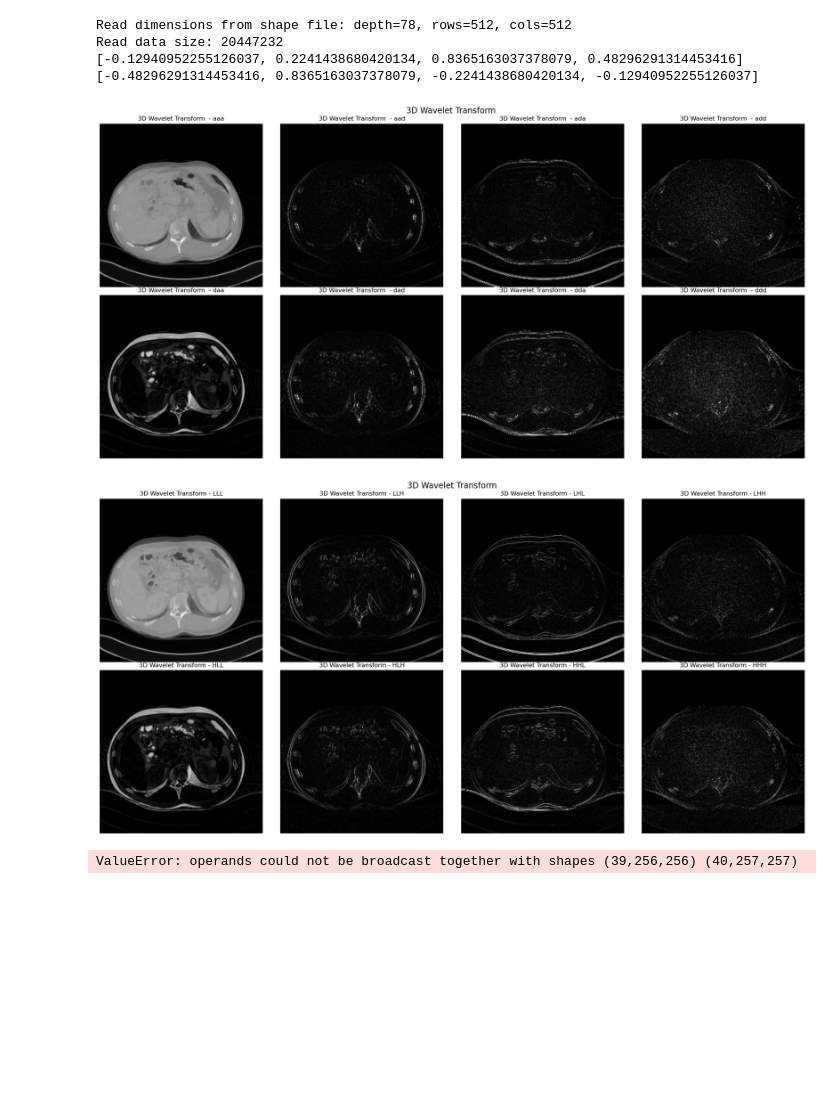
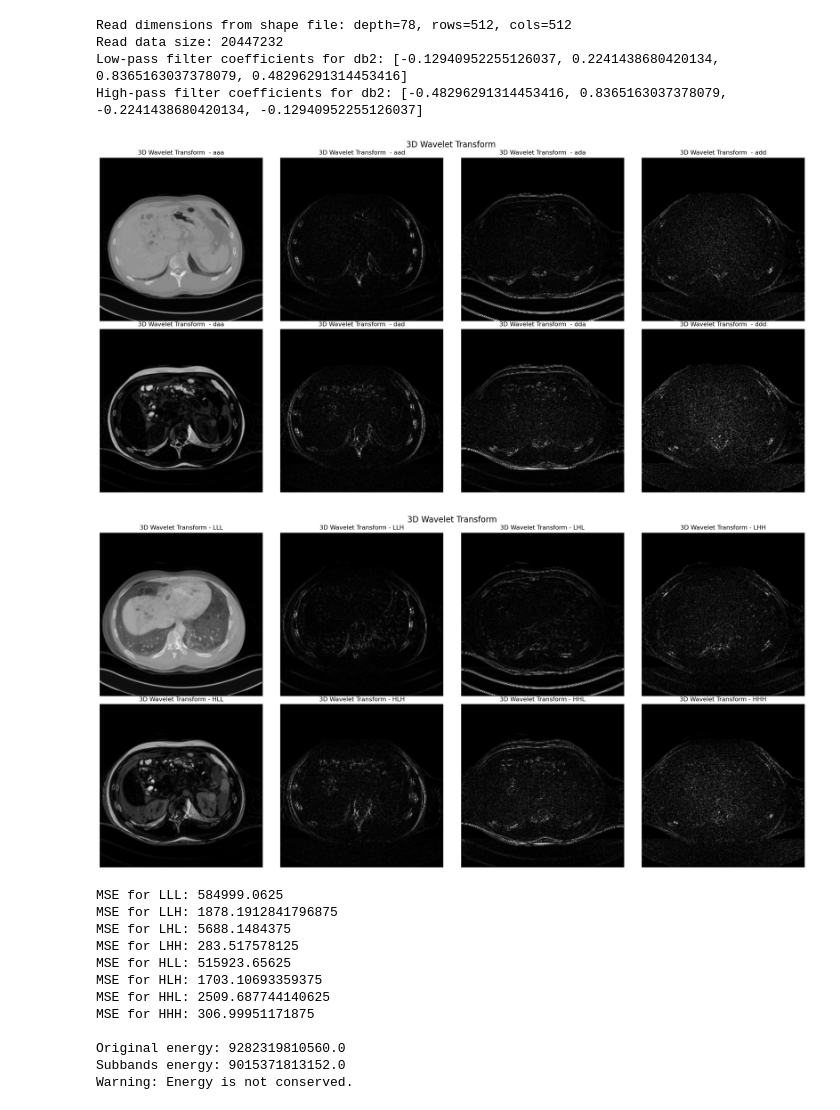
Before and after one commit to Expo39/CCE3015, a Jupyter notebook: DWT/Python/Test2.ipynb, the cells around one changed output. Drawn from its saved outputs; the diff is of its cells as text; code cells hidden in the pictures; blank space fills up the shorter version.

```diff
--- a/DWT/Python/Test2.ipynb
+++ b/DWT/Python/Test2.ipynb
@@ -137,50 +135,70 @@ def perform_3d_wavelet_transform_pywt(data, wavelet='db2'):
     coeffs = pywt.dwtn(data, wavelet=wavelet)
     return coeffs
 
+def crop_to_match_shape(arr1, arr2):
+    """Crop the larger array to match the shape of the smaller array."""
+    min_depth = min(arr1.shape[0], arr2.shape[0])
+    min_rows = min(arr1.shape[1], arr2.shape[1])
+    min_cols = min(arr1.shape[2], arr2.shape[2])
+    return arr1[:min_depth, :min_rows, :min_cols], arr2[:min_depth, :min_rows, :min_cols]
+
 # Read the original input data
 original_filename = '../Binary/3/3.bin'
 shape_filename = '../Binary/3/3_shape.txt'
 original_data = read_binary_file(original_filename, shape_filename)
 
-# Perform 3D wavelet transform using PyWavelets
-coeffs_pywt = perform_3d_wavelet_transform_pywt(original_data, wavelet='haar')
+# Allow user to specify the wavelet filter
+wavelet_name = 'db2'  # Change this to any wavelet filter you want to use
+coeffs_pywt = perform_3d_wavelet_transform_pywt(original_data, wavelet=wavelet_name)
 
-# Haar filter coefficients in PyWavelets
-wavelet = pywt.Wavelet('haar')
-print(wavelet.dec_lo)  # Low-pass filter coefficients
-print(wavelet.dec_hi)  # High-pass filter coefficients
+# Print filter coefficients
+wavelet = pywt.Wavelet(wavelet_name)
+print(f"Low-pass filter coefficients for {wavelet_name}: {wavelet.dec_lo}")
+print(f"High-pass filter coefficients for {wavelet_name}: {wavelet.dec_hi}")
 
 # Read the results from the C++ implementation
 cpp_filename = '../Serial/outputs/3out.bin'
 data_cpp = read_wavelet3d_result(cpp_filename)
 
 # Display the images for 3D wavelet transform using PyWavelets
 display_images(coeffs_pywt, '3D Wavelet Transform ', keys=['aaa', 'aad', 'ada', 'add', 'daa', 'dad', 'dda', 'ddd'])
 
 # Display the images for 3D wavelet transform from C++ implementation
 display_images(data_cpp, '3D Wavelet Transform', keys=['LLL', 'LLH', 'LHL', 'LHH', 'HLL', 'HLH', 'HHL', 'HHH'])
 
 # Mapping between C++ keys and PyWavelets keys
 cpp_to_pywt_keys = {
     'LLL': 'aaa', 'LLH': 'aad', 'LHL': 'ada', 'LHH': 'add',
     'HLL': 'daa', 'HLH': 'dad', 'HHL': 'dda', 'HHH': 'ddd'
 }
 
 # Compare the results with corrected key mapping
 for cpp_key, pywt_key in cpp_to_pywt_keys.items():
     try:
-        mse = np.mean((data_cpp[cpp_key] - coeffs_pywt[pywt_key]) ** 2)
+        cpp_data, pywt_data = crop_to_match_shape(data_cpp[cpp_key], coeffs_pywt[pywt_key])
+        mse = np.mean((cpp_data - pywt_data) ** 2)
         print(f"MSE for {cpp_key}: {mse}")
     except KeyError as e:
         print(f"KeyError: {e} for key {cpp_key}")
 
 # Check energy conservation
 check_energy_conservation(original_data, data_cpp)
 # %% [output]
 Read dimensions from shape file: depth=78, rows=512, cols=512
 Read data size: 20447232
-[-0.12940952255126037, 0.2241438680420134, 0.8365163037378079, 0.48296291314453416]
-[-0.48296291314453416, 0.8365163037378079, -0.2241438680420134, -0.12940952255126037]
+Low-pass filter coefficients for db2: [-0.12940952255126037, 0.2241438680420134, 0.8365163037378079, 0.48296291314453416]
+High-pass filter coefficients for db2: [-0.48296291314453416, 0.8365163037378079, -0.2241438680420134, -0.12940952255126037]
 [figure]
-[figure, old version]
+[figure, new version]
-ValueError: operands could not be broadcast together with shapes (39,256,256) (40,257,257)
+MSE for LLL: 584999.0625
+MSE for LLH: 1878.1912841796875
+MSE for LHL: 5688.1484375
+MSE for LHH: 283.517578125
+MSE for HLL: 515923.65625
+MSE for HLH: 1703.10693359375
+MSE for HHL: 2509.687744140625
+MSE for HHH: 306.99951171875
+
+Original energy: 9282319810560.0
+Subbands energy: 9015371813152.0
+Warning: Energy is not conserved.
```
Also changed, not shown: parts of 1 cell of this notebook, 10 other files.
